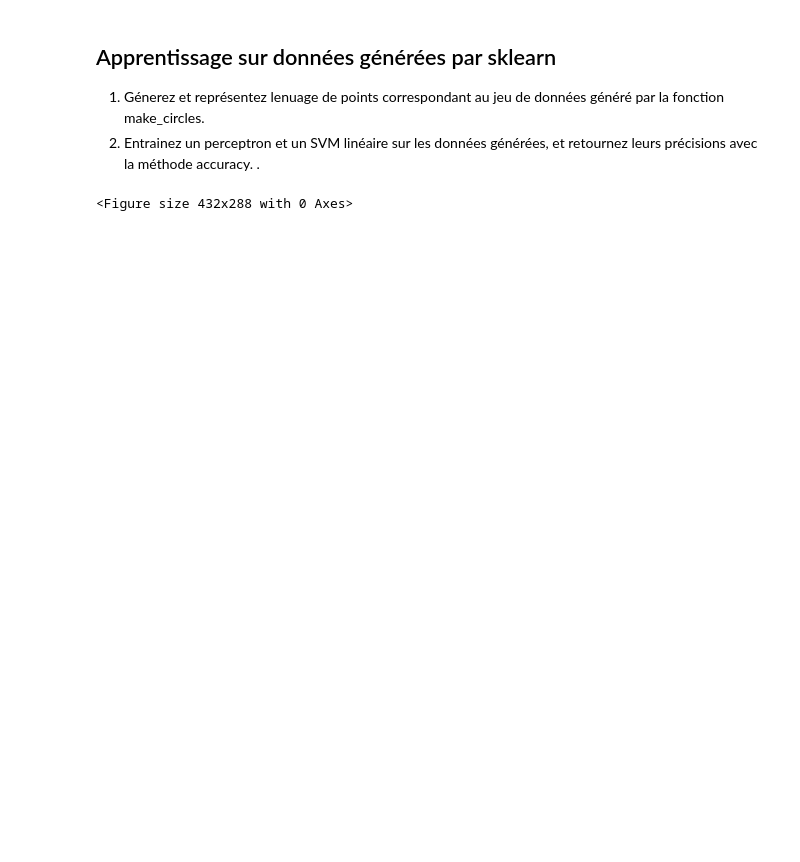
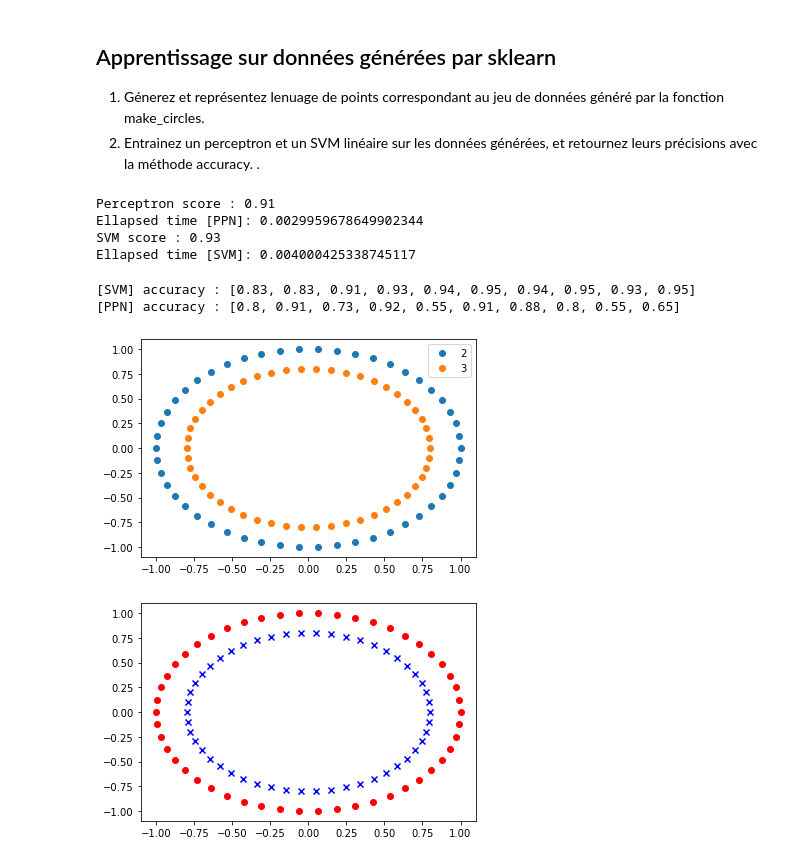
Before and after one commit to ChihabEddine98/ML_Go, a Jupyter notebook: SVM/Perceptron_SVM_non_linearly_separable.ipynb, the cells around one changed output. Cells and saved outputs as stored; diff of their text form; code cells hidden in the pictures; blank space fills up the shorter version.

```diff
--- a/SVM/Perceptron_SVM_non_linearly_separable.ipynb
+++ b/SVM/Perceptron_SVM_non_linearly_separable.ipynb
@@ -124,15 +128,66 @@ from sklearn.svm import SVC
 1. Génerez et représentez lenuage de points correspondant au jeu de données généré par la fonction make_circles.
 2. Entrainez un perceptron et un SVM linéaire sur les données générées, et retournez leurs précisions avec la méthode accuracy.
 .
-# %%
-from sklearn.datasets import make_circles
-
-X,y=make_circles()
-plt.clf()
-
-# Repésentez le nuage de points du jeu de données
-# %% [output]
-<Figure size 432x288 with 0 Axes>
+# %%
+import time
+# Accuracy function
+
+def accuracy(X,y,classifier):
+    return (y == classifier.fit(X,y).predict(X)).sum() / y.shape[0]
+
+# train perceptron
+tic = time.time()
+ppn.fit(X,y)
+print(f'Perceptron score : {accuracy(X,y,ppn)}')
+toc = time.time()
+print(f'Ellapsed time [PPN]: {toc-tic}')
+
+# train svm
+tic = time.time()
+svc.fit(X,y)
+print(f'SVM score : {accuracy(X,y,svc)}')
+toc = time.time()
+print(f'Ellapsed time [SVM]: {toc-tic}')
+# %% [output]
+Perceptron score : 0.91
+Ellapsed time [PPN]: 0.0029959678649902344
+SVM score : 0.93
+Ellapsed time [SVM]: 0.004000425338745117
+# %%
+# Find best accuracy
+
+cs = [1e-5,1e-4,5e-2,1,2,3,5,10,20,100]
+accuracies_svm = [accuracy(X,y,SVC(kernel='linear',C=c_i)) for c_i in cs]
+print(f'[SVM] accuracy : {accuracies_svm}')
+accuracies_ppn = [accuracy(X,y,Perceptron(random_state=i)) for i in range(10)]
+print(f'[PPN] accuracy : {accuracies_ppn}')
+# %% [output]
+[SVM] accuracy : [0.83, 0.83, 0.91, 0.93, 0.94, 0.95, 0.94, 0.95, 0.93, 0.95]
+[PPN] accuracy : [0.8, 0.91, 0.73, 0.92, 0.55, 0.91, 0.88, 0.8, 0.55, 0.65]
+# %%
+from sklearn.datasets import make_circles
+import pandas as pd
+
+X,y=make_circles()
+
+# Méthode 01 :
+# Repésentez le nuage de points du jeu de données
+data = pd.DataFrame({"longeur_sepal": X[:,0],"largeur_sepal":X[:,1], "y": y})
+groups = data.groupby("y")
+for name, group in groups:
+    plt.plot(group["longeur_sepal"], group["largeur_sepal"], marker="o", linestyle="", label=name)
+plt.legend()
+plt.show()
+
+# Méthode 02 :
+# Repésentez le nuage de points du jeu de données
+plt.clf()
+plt.scatter(X[y==0][:,0],X[y==0][:,1],color='red',marker='o')
+plt.scatter(X[y==1][:,0],X[y==1][:,1],color='blue',marker='x')
+plt.show()
+# %% [output]
+[figure, added]
+[figure, added]
 # %%
 # Entrainez les deux classifieurs sur le jeu de données en retournez leurs accuracy
 # (spoiler alert : les classifieurs ne marchent pas du tout !)
```
Also changed, not shown: parts of 5 cells of this notebook.
